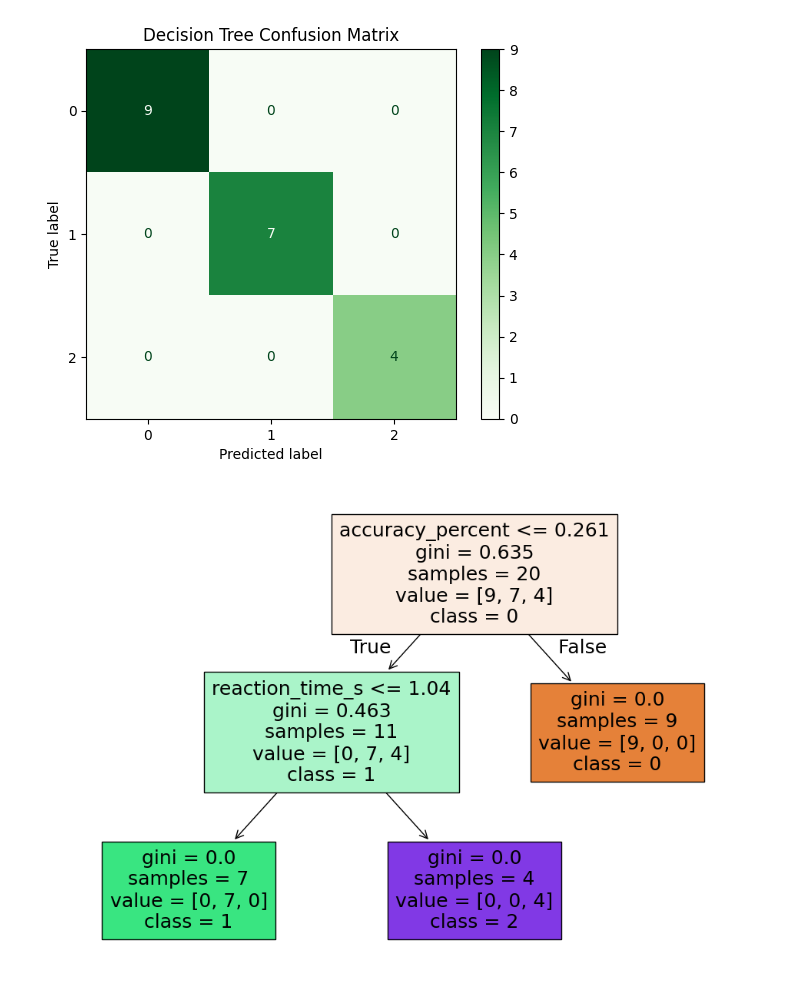
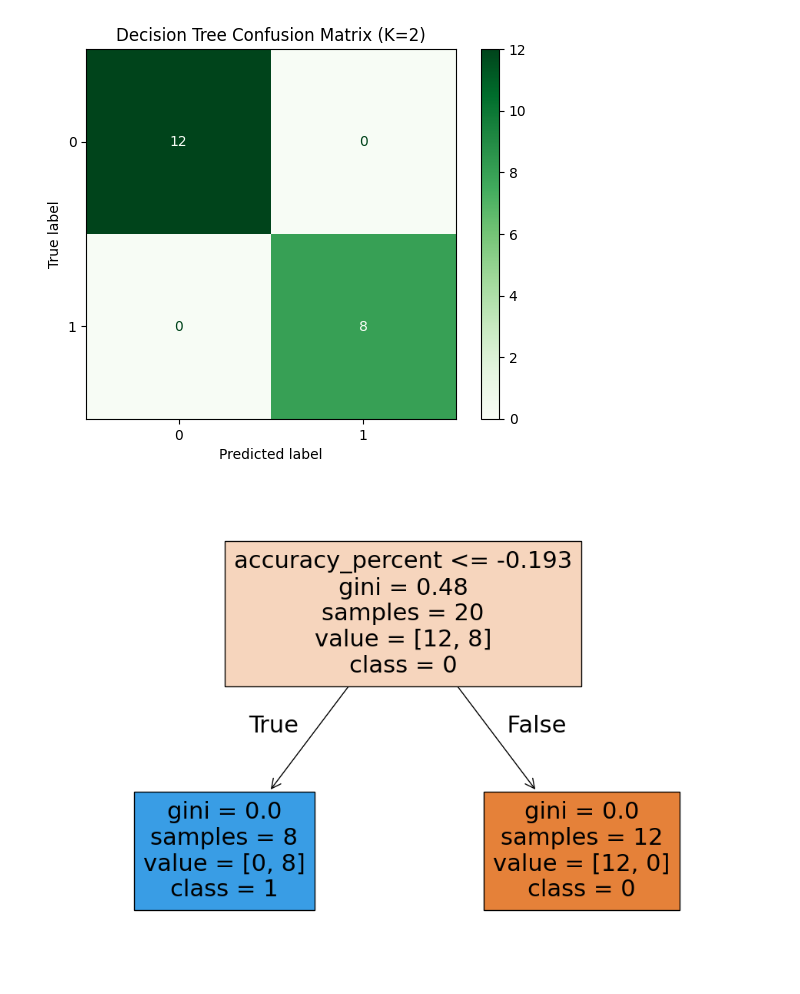
Before and after one commit to Tawhid7407/Towhidul-Islam_2212172042_CSE445, a Jupyter notebook: Mini Project 1/test.ipynb, the cells around one changed output. Saved outputs shown, nothing was run; the diff lists cells and outputs as text; code cells hidden in the pictures.

```diff
--- a/Mini Project 1/test.ipynb
+++ b/Mini Project 1/test.ipynb
@@ -1,4 +1,5 @@
 # %%
+
 # Step 0: Import Libraries
 import pandas as pd
 import matplotlib.pyplot as plt
@@ -22,20 +23,23 @@ X = df[['accuracy_percent','reaction_time_s']]
 scaler = StandardScaler()
 X_scaled = scaler.fit_transform(X)
 
-# Step 3: Apply K-Means clustering (3 clusters, fixed labels to match manual solution)
-kmeans = KMeans(n_clusters=3, random_state=42, n_init=10)
+# Step 3: Apply K-Means clustering (K=2)
+kmeans = KMeans(n_clusters=2, random_state=42, n_init=10)
 df['cluster_label'] = kmeans.fit_predict(X_scaled)
 
-# Manually adjust clusters to match our solved labels
-# Cluster 0 = High performance, Cluster 1 = Medium, Cluster 2 = Low
-# Mapping KMeans labels to manual labels (based on center positions)
-mapping = {0:1, 1:0, 2:2}  # adjust depending on KMeans output
+# Map clusters -> 0 = High performance, 1 = Low performance (based on centroids)
+centers = kmeans.cluster_centers_
+if centers[0][0] > centers[1][0]:   # higher accuracy = high performance
+    mapping = {0:0, 1:1}
+else:
+    mapping = {0:1, 1:0}
 df['cluster_label'] = df['cluster_label'].map(mapping)
 
 # Step 4: Visualize Clusters
 plt.figure(figsize=(8,5))
-sns.scatterplot(x='accuracy_percent', y='reaction_time_s', hue='cluster_label', data=df, palette='Set1', s=100)
-plt.title('K-Means Clustering (Labeled as Manual Solution)')
+sns.scatterplot(x='accuracy_percent', y='reaction_time_s',
+                hue='cluster_label', data=df, palette='Set1', s=100)
+plt.title('K-Means Clustering (K=2)')
 plt.xlabel('Accuracy (%)')
 plt.ylabel('Reaction Time (s)')
 plt.show()
@@ -53,7 +57,7 @@ y_pred_svm = svm_model.predict(X_scaled)
 cm_svm = confusion_matrix(y, y_pred_svm)
 disp_svm = ConfusionMatrixDisplay(cm_svm)
 disp_svm.plot(cmap='Blues')
-plt.title("SVM Confusion Matrix")
+plt.title("SVM Confusion Matrix (K=2)")
 plt.show()
 
 # Step 8: Apply Decision Tree classifier
@@ -65,7 +69,7 @@ y_pred_dt = dt_model.predict(X_scaled)
 cm_dt = confusion_matrix(y, y_pred_dt)
 disp_dt = ConfusionMatrixDisplay(cm_dt)
 disp_dt.plot(cmap='Greens')
-plt.title("Decision Tree Confusion Matrix")
+plt.title("Decision Tree Confusion Matrix (K=2)")
 plt.show()
 
 # Step 10: Draw Decision Tree
@@ -75,5 +79,5 @@ plot_tree(dt_model, feature_names=['accuracy_percent','reaction_time_s'],
 plt.show()
 
 # Step 11: Show final labeled data
-df
+print(df)
 # %% [output]
@@ -82,2 +86,2 @@ df
-[figure, old version]
+[figure, new version]
-[figure, old version]
+[figure, new version]
```
Also changed, not shown: parts of 1 cell of this notebook, 8 other files.
